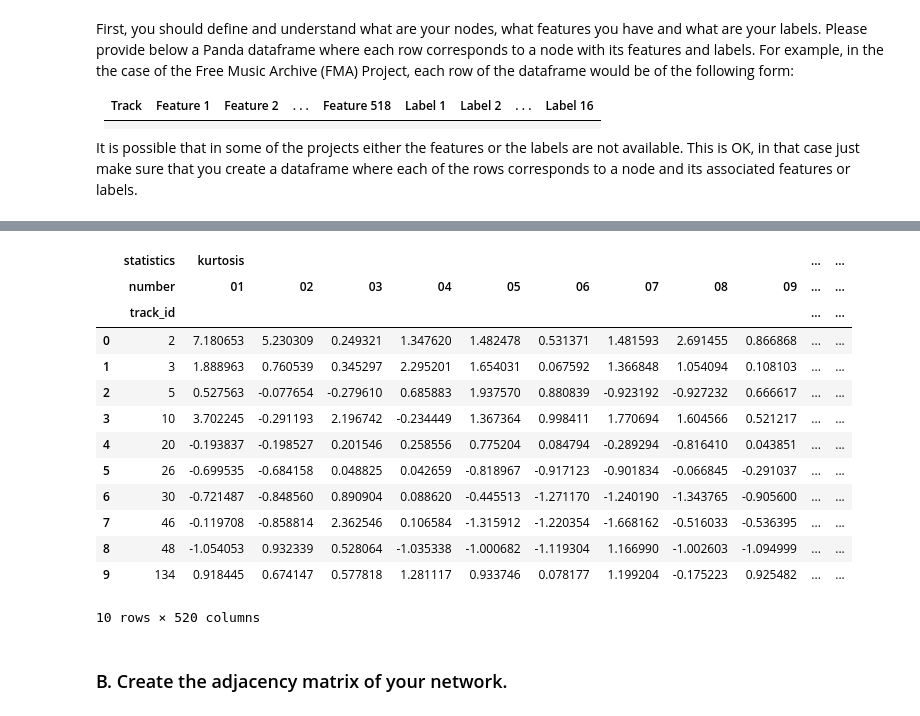
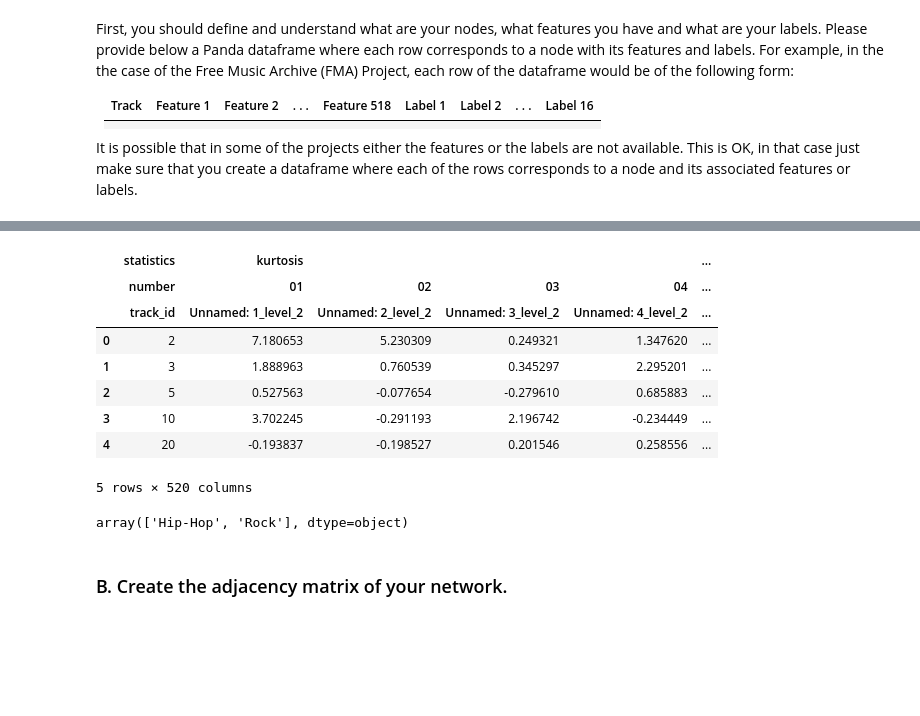
Before and after one commit to TTimTT/NTDS_Project, a Jupyter notebook: milestones_1/Joachim_1_network_properties.ipynb, the cells around one changed output, grey strips where cells are left out. Drawn from its saved outputs; the diff is of its cells as text; code cells hidden in the pictures; blank space fills up the shorter version.

```diff
--- a/milestones_1/Joachim_1_network_properties.ipynb
+++ b/milestones_1/Joachim_1_network_properties.ipynb
@@ -66,4 +70,6 @@ for i, columns in enumerate(tracks.columns.levels):
 # %%
 #Add the genre of each track after the features
-label=pd.DataFrame({('genre','',''): tracks_clean['track']['genre_top']})
-DataSet = pd.concat([features_clean,label],axis=1, sort=False)
+# label=pd.DataFrame({('genre','',''): tracks_clean['track']['genre_top']})
+label=pd.DataFrame(tracks['track']['genre_top'])
+label.columns=pd.MultiIndex.from_product([['genre'],[''],['']])
+dataSet = pd.concat([features,label],axis=1, sort=False)
@@ -81,18 +93,19 @@ label.head()
 # %%
 # data set in right form
-DataSet.head(1)
+dataSet.head()
 # %% [output]
-|  | statistics | kurtosis |  |  |  |  |  |  |  |  | ... | ... |
-|  | number | 01 | 02 | 03 | 04 | 05 | 06 | 07 | 08 | 09 | ... | ... |
-|  | track_id |  |  |  |  |  |  |  |  |  | ... | ... |
-| 0 | 2 | 7.180653 | 5.230309 | 0.249321 | 1.347620 | 1.482478 | 0.531371 | 1.481593 | 2.691455 | 0.866868 | ... | ... |
-| 1 | 3 | 1.888963 | 0.760539 | 0.345297 | 2.295201 | 1.654031 | 0.067592 | 1.366848 | 1.054094 | 0.108103 | ... | ... |
-| 2 | 5 | 0.527563 | -0.077654 | -0.279610 | 0.685883 | 1.937570 | 0.880839 | -0.923192 | -0.927232 | 0.666617 | ... | ... |
-| 3 | 10 | 3.702245 | -0.291193 | 2.196742 | -0.234449 | 1.367364 | 0.998411 | 1.770694 | 1.604566 | 0.521217 | ... | ... |
-| 4 | 20 | -0.193837 | -0.198527 | 0.201546 | 0.258556 | 0.775204 | 0.084794 | -0.289294 | -0.816410 | 0.043851 | ... | ... |
-| 5 | 26 | -0.699535 | -0.684158 | 0.048825 | 0.042659 | -0.818967 | -0.917123 | -0.901834 | -0.066845 | -0.291037 | ... | ... |
-| 6 | 30 | -0.721487 | -0.848560 | 0.890904 | 0.088620 | -0.445513 | -1.271170 | -1.240190 | -1.343765 | -0.905600 | ... | ... |
-| 7 | 46 | -0.119708 | -0.858814 | 2.362546 | 0.106584 | -1.315912 | -1.220354 | -1.668162 | -0.516033 | -0.536395 | ... | ... |
-| 8 | 48 | -1.054053 | 0.932339 | 0.528064 | -1.035338 | -1.000682 | -1.119304 | 1.166990 | -1.002603 | -1.094999 | ... | ... |
-| 9 | 134 | 0.918445 | 0.674147 | 0.577818 | 1.281117 | 0.933746 | 0.078177 | 1.199204 | -0.175223 | 0.925482 | ... | ... |
+|  | statistics | kurtosis |  |  |  | ... |
+|  | number | 01 | 02 | 03 | 04 | ... |
+|  | track_id | Unnamed: 1_level_2 | Unnamed: 2_level_2 | Unnamed: 3_level_2 | Unnamed: 4_level_2 | ... |
+| 0 | 2 | 7.180653 | 5.230309 | 0.249321 | 1.347620 | ... |
+| 1 | 3 | 1.888963 | 0.760539 | 0.345297 | 2.295201 | ... |
+| 2 | 5 | 0.527563 | -0.077654 | -0.279610 | 0.685883 | ... |
+| 3 | 10 | 3.702245 | -0.291193 | 2.196742 | -0.234449 | ... |
+| 4 | 20 | -0.193837 | -0.198527 | 0.201546 | 0.258556 | ... |
-10 rows × 520 columns
+5 rows × 520 columns
+# %%
+# dataSetSmall only contains rock and hip hop tracks
+dataSetSmall=dataSet[dataSet['genre'].isin(['Rock', 'Hip-Hop'])]
+dataSetSmall.genre.unique()
+# %% [output]
+array(['Hip-Hop', 'Rock'], dtype=object)
```
Also changed, not shown: parts of 13 cells of this notebook.
